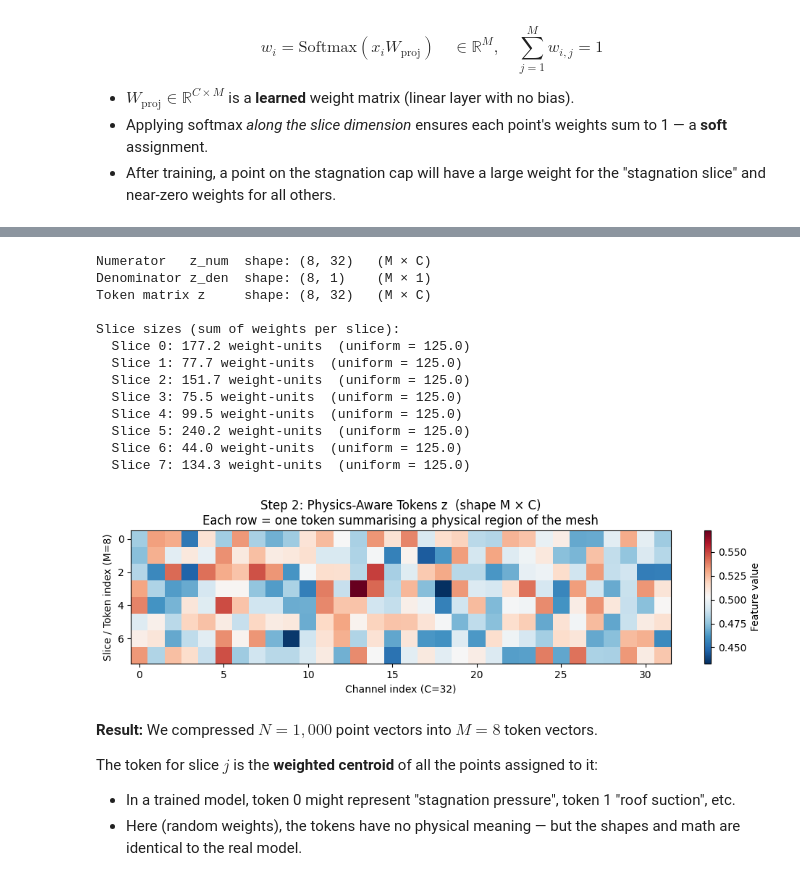
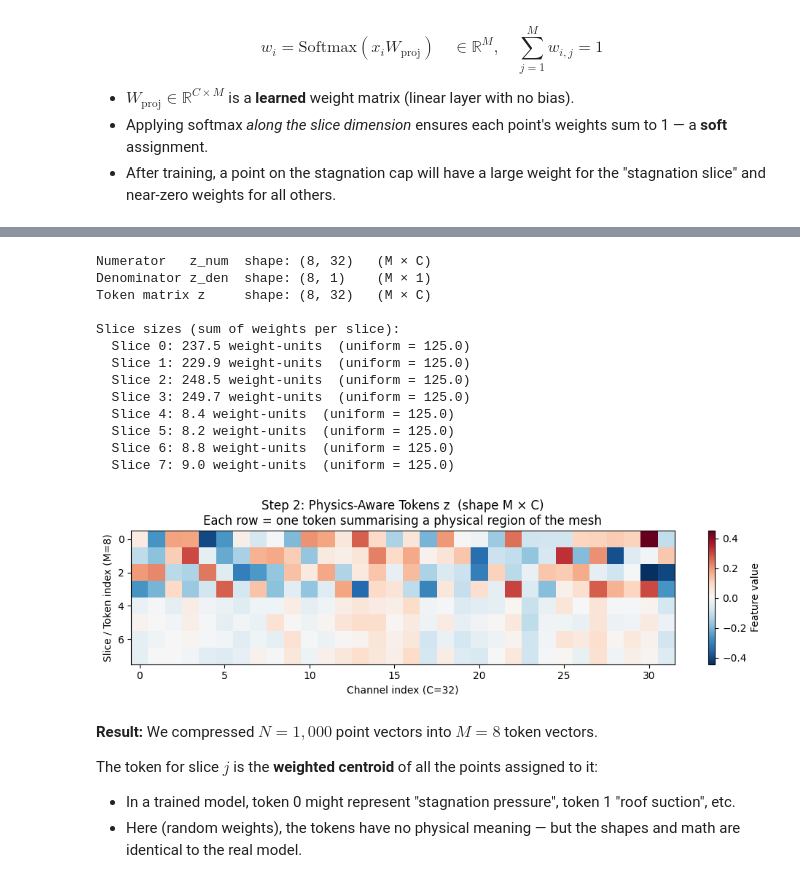
Before and after one commit to openhackathons-org/End-to-End-AI-for-Science, a Jupyter notebook: workspace/python/jupyter_notebook/Transolver/Notebook2-Understanding-Transolver.ipynb, the cells around one changed output, grey strips where cells are left out. Cells and saved outputs as stored; diff of their text form; code cells hidden in the pictures.

Commit message:
adding modified version of notebooks

```diff
--- a/workspace/python/jupyter_notebook/Transolver/Notebook2-Understanding-Transolver.ipynb
+++ b/workspace/python/jupyter_notebook/Transolver/Notebook2-Understanding-Transolver.ipynb
@@ -63,7 +63,7 @@ For understanding the *mechanics* — which is the goal here — random toy data
 import numpy as np
 import matplotlib.pyplot as plt
 
-np.random.seed(42)
+rng = np.random.default_rng(42)
 
 def softmax(x, axis=-1):
     """Numerically stable softmax along a given axis."""
@@ -71,22 +71,39 @@ def softmax(x, axis=-1):
     return e_x / e_x.sum(axis=axis, keepdims=True)
 
 # ── Problem dimensions ────────────────────────────────────────────────────────
-N = 1000   # Mesh points  (real: 400,000)
-M = 8      # Physics slices / tokens (real: 32–64)
-C = 32     # Feature channels per point (real: 128–256)
+# NOTE ON SCALE: the "real" numbers below are a production automotive mesh
+# (e.g. DrivAerML), NOT the Ahmed body used in Notebooks 3 and 5 — that one has
+# ~55k surface points and is subsampled to 10k for training. We quote the large
+# numbers to make the O(N^2) argument concrete, not to describe this dataset.
+N = 1000   # mesh points   (production: ~4e5;  this series trains on 1e4)
+M = 8      # physics slices / tokens  (NB3 demo uses 16; NB5 uses 128; production YAML 512)
+C = 32     # feature channels per point  (NB3 demo 64; NB5 256)
 
-print("Problem dimensions:")
-print(f"  N (mesh points)  : {N:>6,}   ← will scale to 400,000 in production")
+print("Problem dimensions (toy):")
+print(f"  N (mesh points)  : {N:>6,}")
 print(f"  M (slices)       : {M:>6}   ← fixed constant, M << N")
-print(f"  C (channels)     : {C:>6}   ← feature vector width")
-print(f"\nAttention comparison:")
+print(f"  C (channels)     : {C:>6}")
+print(f"\nAttention matrix size at this toy scale:")
 print(f"  Standard O(N²)   : {N**2:>10,} entries  ({N**2*4/1e6:.1f} MB at float32)")
 print(f"  Transolver O(M²) : {M**2:>10,} entries  ({M**2*4/1e3:.1f} KB at float32)")
-print(f"  Reduction        : {N**2 // M**2:>10,}x")
+print(f"  Ratio            : {N**2 // M**2:>10,}x")
+print("  (This is the ATTENTION-MATRIX ratio only. Total layer cost is O(N·M·C),")
+print("   so end-to-end speed-up is far smaller — see Part 6.)")
 
-# ── Toy input ─────────────────────────────────────────────────────────────────
-# In a real model, x comes from a preprocessing MLP that encodes
-# (coordinates, geometry, boundary conditions) into a C-dimensional vector.
-x = np.random.rand(N, C)
+# ── Toy input WITH PLANTED STRUCTURE ─────────────────────────────────────────
+# Purely random x would be a poor teaching aid: there would be no physical
+# regions for slicing to discover, so every figure below would show artifacts of
+# the RNG rather than the mechanism. Instead we plant K latent "flow regimes"
+# (think: stagnation / attached boundary layer / separated shear layer / wake).
+# A well-trained slice projection should rediscover them.
+K = 4
+centroids = rng.standard_normal((K, C))
+centroids /= np.linalg.norm(centroids, axis=1, keepdims=True)
+region = rng.integers(0, K, N)                 # ground-truth regime per point
+x = centroids[region] + 0.35 * rng.standard_normal((N, C))
+
 print(f"\nInput tensor x shape: {x.shape}  (N={N} points × C={C} features)")
+print(f"Planted latent regimes: K={K}  sizes={np.bincount(region)}")
+print("  `region` is the ground truth. The model never sees it — we use it only")
+print("  to CHECK whether the learned slices recover the physics.")
 # %% [output]
@@ -211,44 +288,44 @@ z_numerator = slice_weights.T @ x        # shape (M, C)
 
 # ── Denominator: total weight per slice ───────────────────────────────────────
 # shape (M,) → (M, 1) for broadcasting
-z_denominator = slice_weights.sum(axis=0).reshape(M, 1) + 1e-6   # avoid div-by-zero
+z_denominator = slice_weights.sum(axis=0).reshape(M, 1) + 1e-5   # matches physicsnemo (slice_norm + 1e-5)
 
 # ── Weighted average ──────────────────────────────────────────────────────────
 z = z_numerator / z_denominator          # shape (M, C)
 
 print(f"Numerator   z_num  shape: {z_numerator.shape}   (M × C)")
 print(f"Denominator z_den  shape: {z_denominator.shape}    (M × 1)")
 print(f"Token matrix z     shape: {z.shape}   (M × C)")
 print(f"\nSlice sizes (sum of weights per slice):")
 for m in range(M):
     print(f"  Slice {m}: {slice_weights[:, m].sum():.1f} weight-units  "
           f"(uniform = {N/M:.1f})")
 
 # ── Visualise token matrix ────────────────────────────────────────────────────
 plt.figure(figsize=(10, 3))
 plt.imshow(z, aspect='auto', cmap='RdBu_r')
 plt.colorbar(label="Feature value")
 plt.xlabel(f"Channel index (C={C})")
 plt.ylabel(f"Slice / Token index (M={M})")
 plt.title("Step 2: Physics-Aware Tokens z  (shape M × C)\n"
           "Each row = one token summarising a physical region of the mesh")
 plt.tight_layout()
 plt.show()
 # %% [output]
 Numerator   z_num  shape: (8, 32)   (M × C)
 Denominator z_den  shape: (8, 1)    (M × 1)
 Token matrix z     shape: (8, 32)   (M × C)
 
 Slice sizes (sum of weights per slice):
-  Slice 0: 177.2 weight-units  (uniform = 125.0)
-  Slice 1: 77.7 weight-units  (uniform = 125.0)
-  Slice 2: 151.7 weight-units  (uniform = 125.0)
-  Slice 3: 75.5 weight-units  (uniform = 125.0)
-  Slice 4: 99.5 weight-units  (uniform = 125.0)
-  Slice 5: 240.2 weight-units  (uniform = 125.0)
-  Slice 6: 44.0 weight-units  (uniform = 125.0)
-  Slice 7: 134.3 weight-units  (uniform = 125.0)
+  Slice 0: 237.5 weight-units  (uniform = 125.0)
+  Slice 1: 229.9 weight-units  (uniform = 125.0)
+  Slice 2: 248.5 weight-units  (uniform = 125.0)
+  Slice 3: 249.7 weight-units  (uniform = 125.0)
+  Slice 4: 8.4 weight-units  (uniform = 125.0)
+  Slice 5: 8.2 weight-units  (uniform = 125.0)
+  Slice 6: 8.8 weight-units  (uniform = 125.0)
+  Slice 7: 9.0 weight-units  (uniform = 125.0)
-[figure, old version]
+[figure, new version]
 # %% [markdown]
 **Result:** We compressed $N = 1{,}000$ point vectors into $M = 8$ token vectors.
 
```
Also changed, not shown: parts of 15 cells of this notebook, 6 other files.
